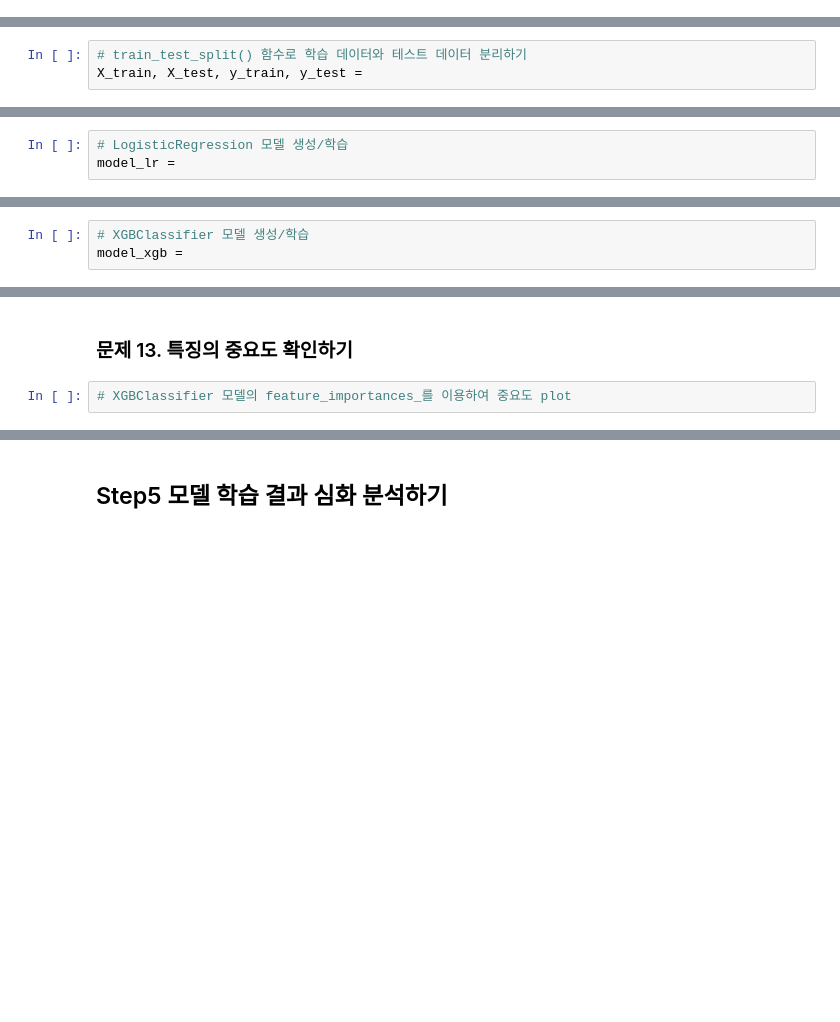
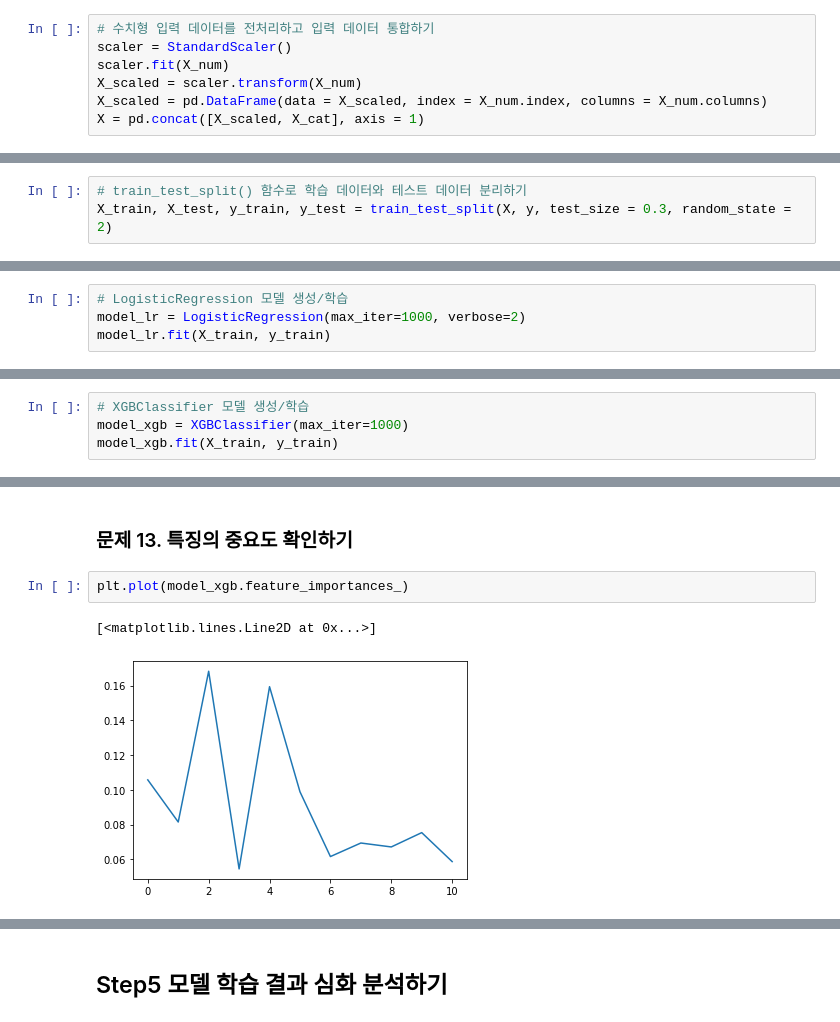
Before and after one commit to TH-Lightman/FS02MLCL01HeartFailure, a Jupyter notebook: Chapter 01 - 데이터 분석으로 심부전증을 예방할 수 있을까(문제).ipynb, the cells around one changed output, grey strips where cells are left out. Drawn from its saved outputs; the diff is of its cells as text; blank space fills up the shorter version.

```diff
--- a/Chapter 01 - 데이터 분석으로 심부전증을 예방할 수 있을까(문제).ipynb
+++ b/Chapter 01 - 데이터 분석으로 심부전증을 예방할 수 있을까(문제).ipynb
@@ -284,0 +304,7 @@ X =
+# %%
+# 수치형 입력 데이터를 전처리하고 입력 데이터 통합하기
+scaler = StandardScaler()
+scaler.fit(X_num)
+X_scaled = scaler.transform(X_num)
+X_scaled = pd.DataFrame(data = X_scaled, index = X_num.index, columns = X_num.columns)
+X = pd.concat([X_scaled, X_cat], axis = 1)
@@ -288,4 +323,4 @@ X =
 from sklearn.model_selection import train_test_split
 # %%
 # train_test_split() 함수로 학습 데이터와 테스트 데이터 분리하기
-X_train, X_test, y_train, y_test =
+X_train, X_test, y_train, y_test = train_test_split(X, y, test_size = 0.3, random_state = 2)
@@ -298,3 +365,4 @@ from sklearn.linear_model import LogisticRegression
 # %%
 # LogisticRegression 모델 생성/학습
-model_lr =
+model_lr = LogisticRegression(max_iter=1000, verbose=2)
+model_lr.fit(X_train, y_train)
@@ -311,4 +395,5 @@ pred =
 from xgboost import XGBClassifier
 # %%
 # XGBClassifier 모델 생성/학습
-model_xgb =
+model_xgb = XGBClassifier(max_iter=1000)
+model_xgb.fit(X_train, y_train)
@@ -320,4 +434,7 @@ pred =
 # %% [markdown]
 ### 문제 13. 특징의 중요도 확인하기
-# %%
-# XGBClassifier 모델의 feature_importances_를 이용하여 중요도 plot
+# %%
+plt.plot(model_xgb.feature_importances_)
+# %% [output]
+[<matplotlib.lines.Line2D at 0x...>]
+[figure, added]
```
Also changed, not shown: parts of 20 cells of this notebook.
